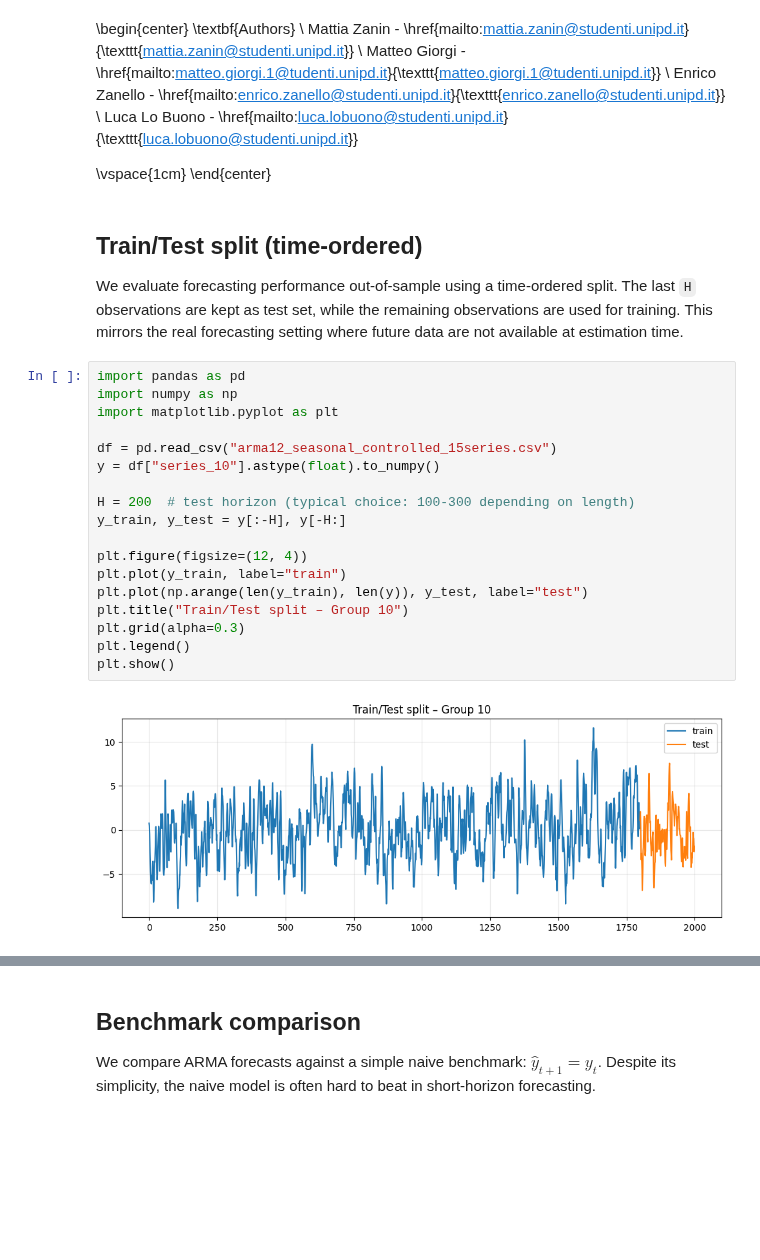
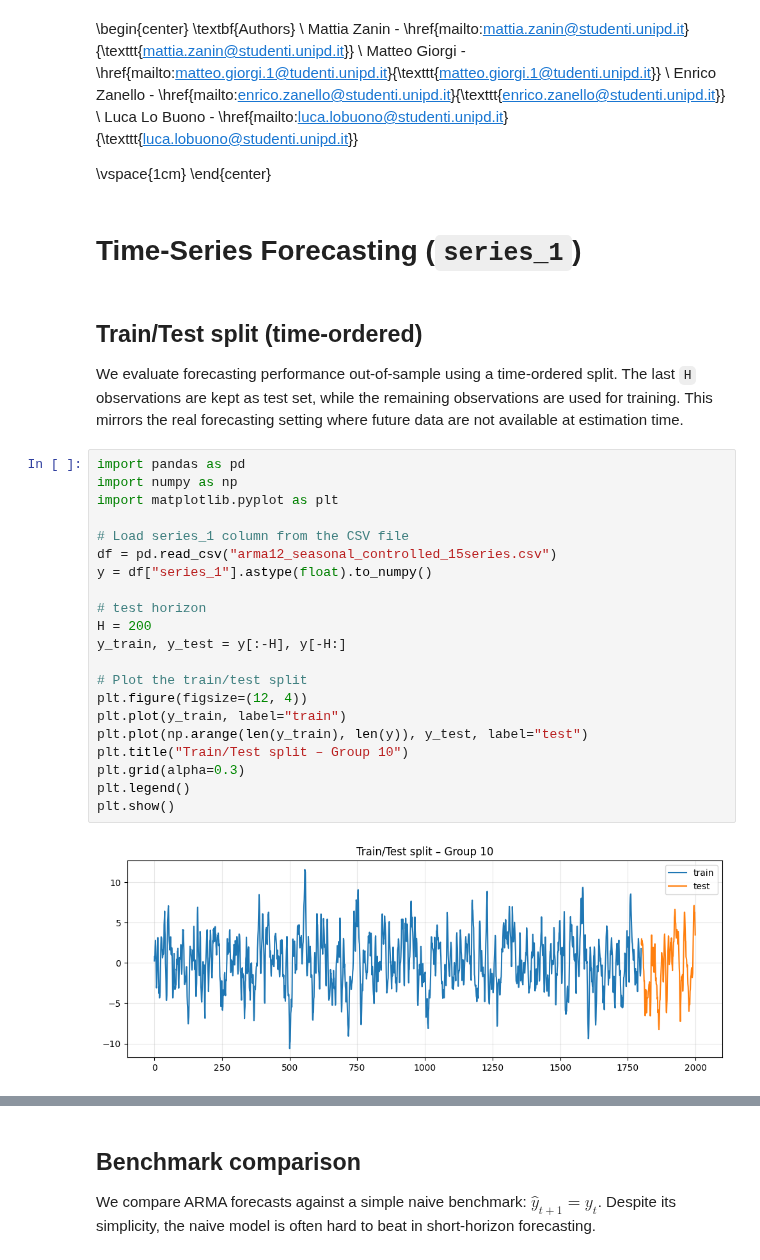
Before and after one commit to matteogiorgi/regression-timeseries, a Jupyter notebook: assignment_time_series_part2/Group10 Second Assignment (part 2).ipynb, the cells around one changed output, grey strips where cells are left out. Cells and saved outputs as stored; diff of their text form; blank space fills up the shorter version.

```diff
--- a/assignment_time_series_part2/Group10 Second Assignment (part 2).ipynb
+++ b/assignment_time_series_part2/Group10 Second Assignment (part 2).ipynb
@@ -8,6 +8,8 @@ Luca Lo Buono - \href{mailto:luca.lobuono@studenti.unipd.it}{\texttt{luca.lobuon
 
 \vspace{1cm}
 \end{center}
+# %% [markdown]
+# Time-Series Forecasting (`series_1`)
 # %% [markdown]
 ## Train/Test split (time-ordered)
 
@@ -17,20 +19,23 @@ This mirrors the real forecasting setting where future data are not available at
 # %%
 import pandas as pd
 import numpy as np
 import matplotlib.pyplot as plt
 
+# Load series_1 column from the CSV file
 df = pd.read_csv("arma12_seasonal_controlled_15series.csv")
-y = df["series_10"].astype(float).to_numpy()
+y = df["series_1"].astype(float).to_numpy()
 
-H = 200  # test horizon (typical choice: 100-300 depending on length)
+# test horizon
+H = 200
 y_train, y_test = y[:-H], y[-H:]
 
+# Plot the train/test split
 plt.figure(figsize=(12, 4))
 plt.plot(y_train, label="train")
 plt.plot(np.arange(len(y_train), len(y)), y_test, label="test")
 plt.title("Train/Test split – Group 10")
 plt.grid(alpha=0.3)
 plt.legend()
 plt.show()
 # %% [output]
-[figure, old version]
+[figure, new version]
```
Also changed, not shown: parts of 14 cells of this notebook, 7 other files.
